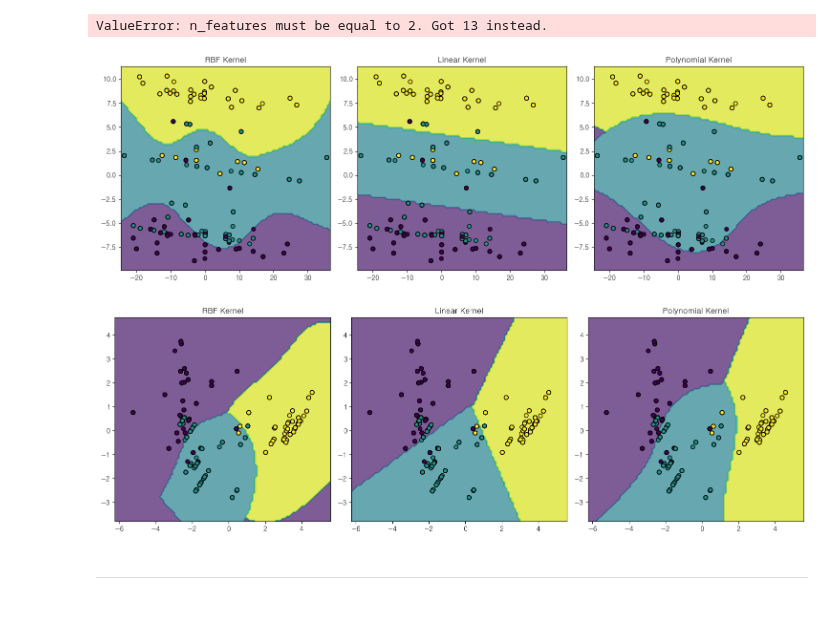
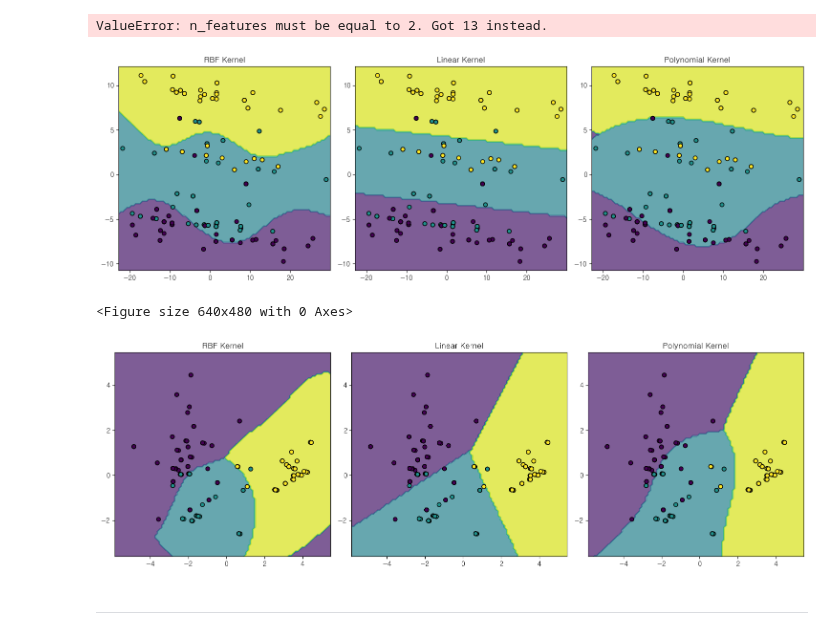
Before and after one commit to encore-SKN11/ML-3Team, a Jupyter notebook: ml_hyg.ipynb, the cells around one changed output. Drawn from its saved outputs; the diff is of its cells as text; code cells hidden in the pictures.

Commit message:
change test set

```diff
--- a/ml_hyg.ipynb
+++ b/ml_hyg.ipynb
@@ -344,33 +344,45 @@ from sklearn.decomposition import PCA
 # rbf kernel
 pca = PCA(n_components=2)  # 2차원으로 축소
 X_train_2d = pca.fit_transform(X_train)
+X_test_2d = pca.fit_transform(X_test)
 # %%
 # 모델 학습
 rbf_model.fit(X_train_2d, y_train)
 linear_model.fit(X_train_2d, y_train)
 poly_model.fit(X_train_2d, y_train)
 
 # 서브플롯 생성
 fig, axes = plt.subplots(1, 3, figsize=(15, 5))  # 가로로 3개의 서브플롯 생성
 
 models = [rbf_model, linear_model, poly_model]
 titles = ["RBF Kernel", "Linear Kernel", "Polynomial Kernel"]
 
 for ax, model, title in zip(axes, models, titles):
-    dbd = DecisionBoundaryDisplay.from_estimator(model, X_train_2d, alpha=0.7, ax=ax)
-    ax.scatter(X_train_2d[:, 0], X_train_2d[:, 1], c=y_train, edgecolor='k', label='Training Data')
+    dbd = DecisionBoundaryDisplay.from_estimator(model, X_test_2d, alpha=0.7, ax=ax)
+    ax.scatter(X_test_2d[:, 0], X_test_2d[:, 1], c=y_test, edgecolor='k', label='Test Data')
     ax.set_title(title)
 
 plt.tight_layout()
 plt.show()
 # %% [output]
-[figure, old version]
+[figure, new version]
+# %%
+for ax, model, title in zip(axes, models, titles):
+    dbd = DecisionBoundaryDisplay.from_estimator(model, X_train_2d, alpha=0.7, ax=ax)
+    ax.scatter(X_train_2d[:, 0], X_train_2d[:, 1], c=y_train, edgecolor='k', label='Training Data')
+    ax.set_title(title)
+
+plt.tight_layout()
+plt.show()
+# %% [output]
+<Figure size 640x480 with 0 Axes>
 # %%
 from sklearn.discriminant_analysis import LinearDiscriminantAnalysis
 
 # LDA로 차원 축소
 lda = LinearDiscriminantAnalysis(n_components=2)  # 2차원으로 축소
-X_train_2d_lda = lda.fit_transform(X_train, y_train)  # y_train을 타겟으로 넣어야 합니다.
+X_train_2d_lda = lda.fit_transform(X_train, y_train)
+X_test_2d_lda = lda.fit_transform(X_test, y_test)
 
 # 모델 학습
 rbf_model.fit(X_train_2d_lda, y_train)
@@ -384,14 +396,14 @@ models = rbf_model, linear_model, poly_model
 titles = ["RBF Kernel", "Linear Kernel", "Polynomial Kernel"]
 
 for ax, model, title in zip(axes, models, titles):
-    dbd = DecisionBoundaryDisplay.from_estimator(model, X_train_2d_lda, alpha=0.7, ax=ax)
-    ax.scatter(X_train_2d_lda[:, 0], X_train_2d_lda[:, 1], c=y_train, edgecolor='k', label='Training Data')
+    dbd = DecisionBoundaryDisplay.from_estimator(model, X_test_2d_lda, alpha=0.7, ax=ax)
+    ax.scatter(X_test_2d_lda[:, 0], X_test_2d_lda[:, 1], c=y_test, edgecolor='k', label='Test Data')
     ax.set_title(title)
 
 plt.tight_layout()
 plt.show()
 # %% [output]
-[figure, old version]
+[figure, new version]
 # %% [markdown]
 ---
 # %% [markdown]
```
